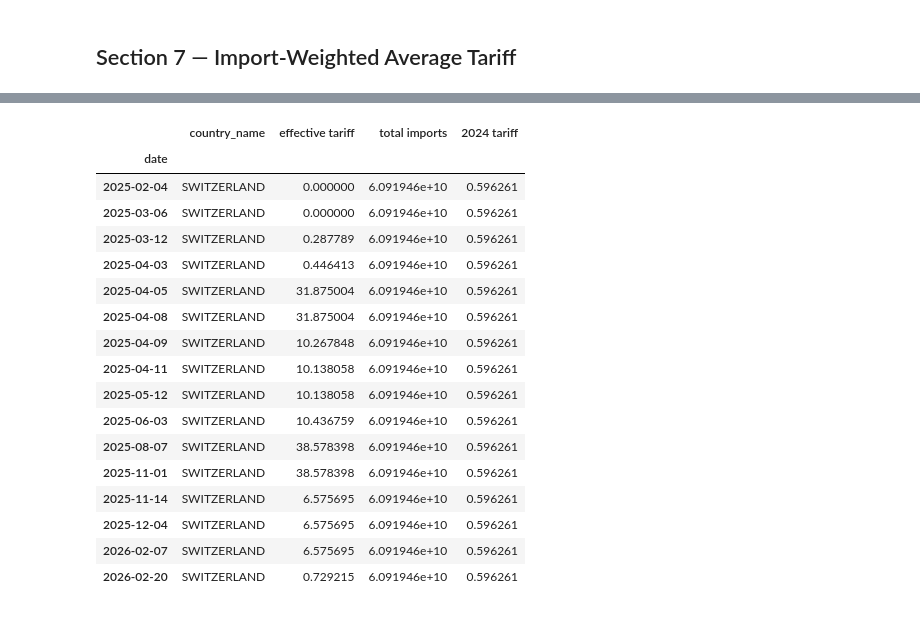
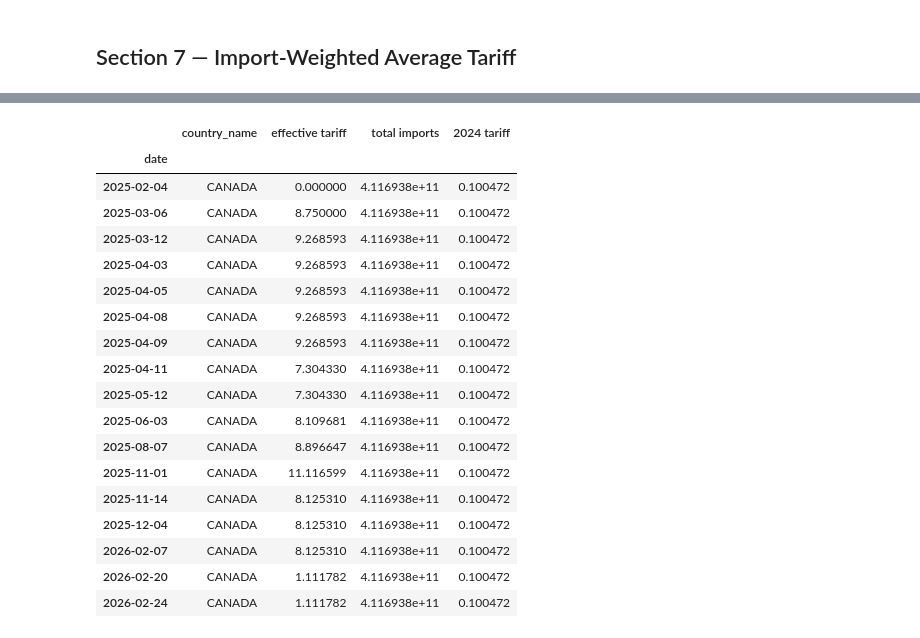
Before and after one commit to tradewartracker/trade-war-redux-2025, a Jupyter notebook: make-tariff-by-country-by-time.ipynb, the cells around one changed output, grey strips where cells are left out. Saved outputs shown, nothing was run; the diff lists cells and outputs as text; code cells hidden in the pictures.

Commit message:
update 122 order

```diff
--- a/make-tariff-by-country-by-time.ipynb
+++ b/make-tariff-by-country-by-time.ipynb
@@ -606,11 +654,20 @@ TARIFF_ACTIONS = [
     },
     {
         "effective_date": "2026-02-20",
-        "authority": "SCOTUS ruling",
-        "reference": "V.O.S. Selections v. United States, No. 25-__ (Feb. 20, 2026)",
-        "description": "IEEPA tariffs struck down 6-3; base rates zeroed",
+        "authority": "Executive Order",
+        "reference": "EO 'Ending Certain Tariff Actions' (Feb 20, 2026)",
+        "description": "All IEEPA ad valorem duties revoked; 232/301 preserved; base rates zeroed",
         "phase": 1,
         "apply": _apply_scotus_base,
+    },
+
+    {
+        "effective_date": "2026-02-24",
+        "authority": "Section 122",
+        "reference": "Proclamation 'Imposing a Temporary Import Surcharge' (Feb 20, 2026)",
+        "description": "10% universal surcharge (150-day BOP emergency); Canada/Mexico USMCA exempt",
+        "phase": 1,
+        "apply": _apply_s122_base,
     },
 
     # ── Phase 2: Section 232 Sector Overrides & Exemptions ──────────────
@@ -636,6 +693,7 @@ TARIFF_ACTIONS = [
         "authority": "IEEPA",
         "reference": "Amendment to EO 14257 (Apr 11)",
         "description": "Consumer electronics exempt from reciprocal tariffs",
+        "end_date": "2026-02-19",
         "phase": 2,
         "apply": _apply_phone_exemption,
     },
@@ -644,6 +702,7 @@ TARIFF_ACTIONS = [
         "authority": "IEEPA",
         "reference": "EO 14257 Annex II",
         "description": "Annex II product exemptions from reciprocal tariffs",
+        "end_date": "2026-02-19",
         "phase": 2,
         "apply": _apply_annex_ii,
     },
@@ -660,6 +719,7 @@ TARIFF_ACTIONS = [
         "authority": "Section 232 / IEEPA",
         "reference": "Proclamation 10962 (copper), Proc 10908 amendments (autos), EO 14323 Annex (Brazil)",
         "description": "Copper 50%; auto deals (JP/EU/KR 15%); Brazil exemptions",
+        "end_date": "2026-02-19",
         "phase": 2,
         "apply": _apply_august_sectors,
     },
@@ -668,6 +728,7 @@ TARIFF_ACTIONS = [
         "authority": "IEEPA",
         "reference": "EO 14360 (ag exemptions)",
         "description": "Agricultural product exemptions; China phone fentanyl to 10%",
+        "end_date": "2026-02-19",
         "phase": 2,
         "apply": _apply_november_ag_phones,
     },
@@ -682,11 +743,19 @@ TARIFF_ACTIONS = [
     {
         "effective_date": "2026-02-20",
         "authority": "Section 232 (surviving)",
-        "reference": "V.O.S. Selections v. United States",
+        "reference": "EO 'Ending Certain Tariff Actions' — 232 preserved",
         "description": "Re-apply only surviving 232 tariffs: steel, alu, autos, copper",
         "phase": 2,
         "apply": _apply_scotus_sectors,
     },
+    {
+        "effective_date": "2026-02-24",
+        "authority": "Section 122",
+        "reference": "Proclamation Annex I, subdivision (aa)(ii)",
+        "description": "Product exemptions from surcharge (energy, minerals, pharma, ag, electronics, etc.)",
+        "phase": 2,
+        "apply": _apply_s122_exemptions,
+    },
 ]
 # %% [markdown]
 ### Actions Not Yet Incorporated (Require HS Code Lists)
@@ -725,6 +794,10 @@ def tariff_imports(df, cnty_code, tariff_rate, date):
                 df["tariff"] = rate resets.
       Phase 2 — Sector overrides (Section 232) and product exemptions.
                 These only touch specific HS codes and are never wiped.
+
+    Actions with an "end_date" field are skipped once `date` exceeds it.
+    This prevents revoked IEEPA exemptions from leaking into the
+    post-revocation regime.
 
     This two-phase structure ensures that Section 232 tariffs always override
     the IEEPA base rate, matching the original code's semantics.
@@ -744,7 +817,9 @@ def tariff_imports(df, cnty_code, tariff_rate, date):
 
     for phase in [1, 2]:
         for action in TARIFF_ACTIONS:
-            if action["phase"] == phase and date >= pd.to_datetime(action["effective_date"]):
+            eff = date >= pd.to_datetime(action["effective_date"])
+            end = "end_date" not in action or date <= pd.to_datetime(action["end_date"])
+            if action["phase"] == phase and eff and end:
                 df = action["apply"](df, cnty_code, tariff_rate)
 
     return df
@@ -798,7 +873,8 @@ date_strings = [
     "2025-11-14",   # Swiss deal + ag exemptions (IEEPA)
     "2025-12-04",   # South Korea deal (IEEPA/232)
     "2026-02-07",   # India deal (IEEPA)
-    "2026-02-20",   # SCOTUS strikes down IEEPA tariffs
+    "2026-02-20",   # IEEPA tariffs revoked by EO
+    "2026-02-24",   # Section 122 surcharge takes effect (10% universal)
 ]
 
 rows = []
@@ -946,24 +1023,25 @@ tariffs_by_date[tariffs_by_date["country_name"] == "CHINA"]
 # %%
-tariffs_by_date[tariffs_by_date["country_name"] == "SWITZERLAND"]
+tariffs_by_date[tariffs_by_date["country_name"] == "CANADA"]
 # %% [output]
 |  | country_name | effective tariff | total imports | 2024 tariff |
 | date |  |  |  |  |
-| 2025-02-04 | SWITZERLAND | 0.000000 | 6.091946e+10 | 0.596261 |
-| 2025-03-06 | SWITZERLAND | 0.000000 | 6.091946e+10 | 0.596261 |
-| 2025-03-12 | SWITZERLAND | 0.287789 | 6.091946e+10 | 0.596261 |
-| 2025-04-03 | SWITZERLAND | 0.446413 | 6.091946e+10 | 0.596261 |
-| 2025-04-05 | SWITZERLAND | 31.875004 | 6.091946e+10 | 0.596261 |
-| 2025-04-08 | SWITZERLAND | 31.875004 | 6.091946e+10 | 0.596261 |
-| 2025-04-09 | SWITZERLAND | 10.267848 | 6.091946e+10 | 0.596261 |
-| 2025-04-11 | SWITZERLAND | 10.138058 | 6.091946e+10 | 0.596261 |
-| 2025-05-12 | SWITZERLAND | 10.138058 | 6.091946e+10 | 0.596261 |
-| 2025-06-03 | SWITZERLAND | 10.436759 | 6.091946e+10 | 0.596261 |
-| 2025-08-07 | SWITZERLAND | 38.578398 | 6.091946e+10 | 0.596261 |
-| 2025-11-01 | SWITZERLAND | 38.578398 | 6.091946e+10 | 0.596261 |
-| 2025-11-14 | SWITZERLAND | 6.575695 | 6.091946e+10 | 0.596261 |
-| 2025-12-04 | SWITZERLAND | 6.575695 | 6.091946e+10 | 0.596261 |
-| 2026-02-07 | SWITZERLAND | 6.575695 | 6.091946e+10 | 0.596261 |
-| 2026-02-20 | SWITZERLAND | 0.729215 | 6.091946e+10 | 0.596261 |
+| 2025-02-04 | CANADA | 0.000000 | 4.116938e+11 | 0.100472 |
+| 2025-03-06 | CANADA | 8.750000 | 4.116938e+11 | 0.100472 |
+| 2025-03-12 | CANADA | 9.268593 | 4.116938e+11 | 0.100472 |
+| 2025-04-03 | CANADA | 9.268593 | 4.116938e+11 | 0.100472 |
+| 2025-04-05 | CANADA | 9.268593 | 4.116938e+11 | 0.100472 |
+| 2025-04-08 | CANADA | 9.268593 | 4.116938e+11 | 0.100472 |
+| 2025-04-09 | CANADA | 9.268593 | 4.116938e+11 | 0.100472 |
+| 2025-04-11 | CANADA | 7.304330 | 4.116938e+11 | 0.100472 |
+| 2025-05-12 | CANADA | 7.304330 | 4.116938e+11 | 0.100472 |
+| 2025-06-03 | CANADA | 8.109681 | 4.116938e+11 | 0.100472 |
+| 2025-08-07 | CANADA | 8.896647 | 4.116938e+11 | 0.100472 |
+| 2025-11-01 | CANADA | 11.116599 | 4.116938e+11 | 0.100472 |
+| 2025-11-14 | CANADA | 8.125310 | 4.116938e+11 | 0.100472 |
+| 2025-12-04 | CANADA | 8.125310 | 4.116938e+11 | 0.100472 |
+| 2026-02-07 | CANADA | 8.125310 | 4.116938e+11 | 0.100472 |
+| 2026-02-20 | CANADA | 1.111782 | 4.116938e+11 | 0.100472 |
+| 2026-02-24 | CANADA | 1.111782 | 4.116938e+11 | 0.100472 |
 # %%
 weighted_avg_tariff_filled.tail()
 # %% [output]
```
Also changed, not shown: parts of 11 cells of this notebook, 4 other files.
